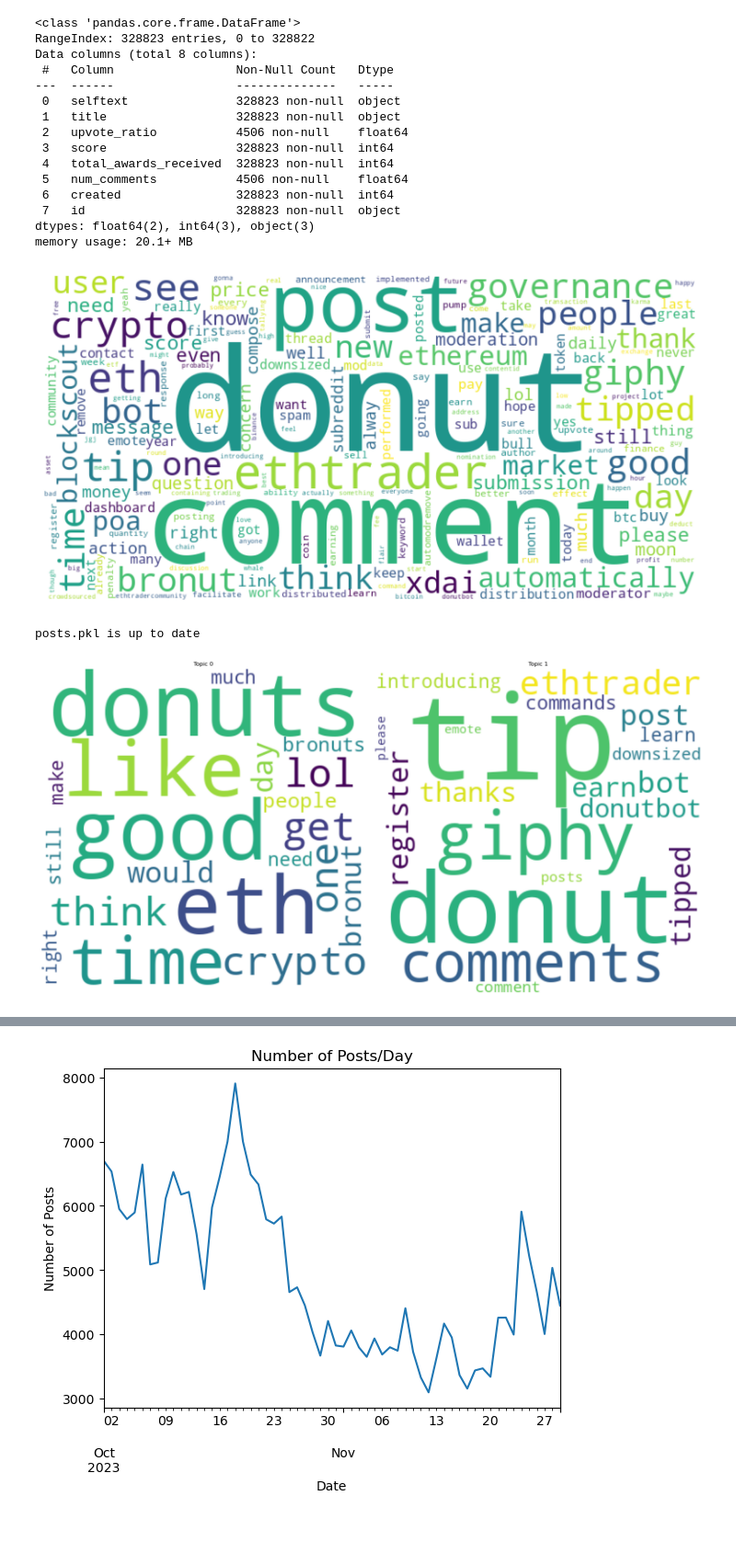
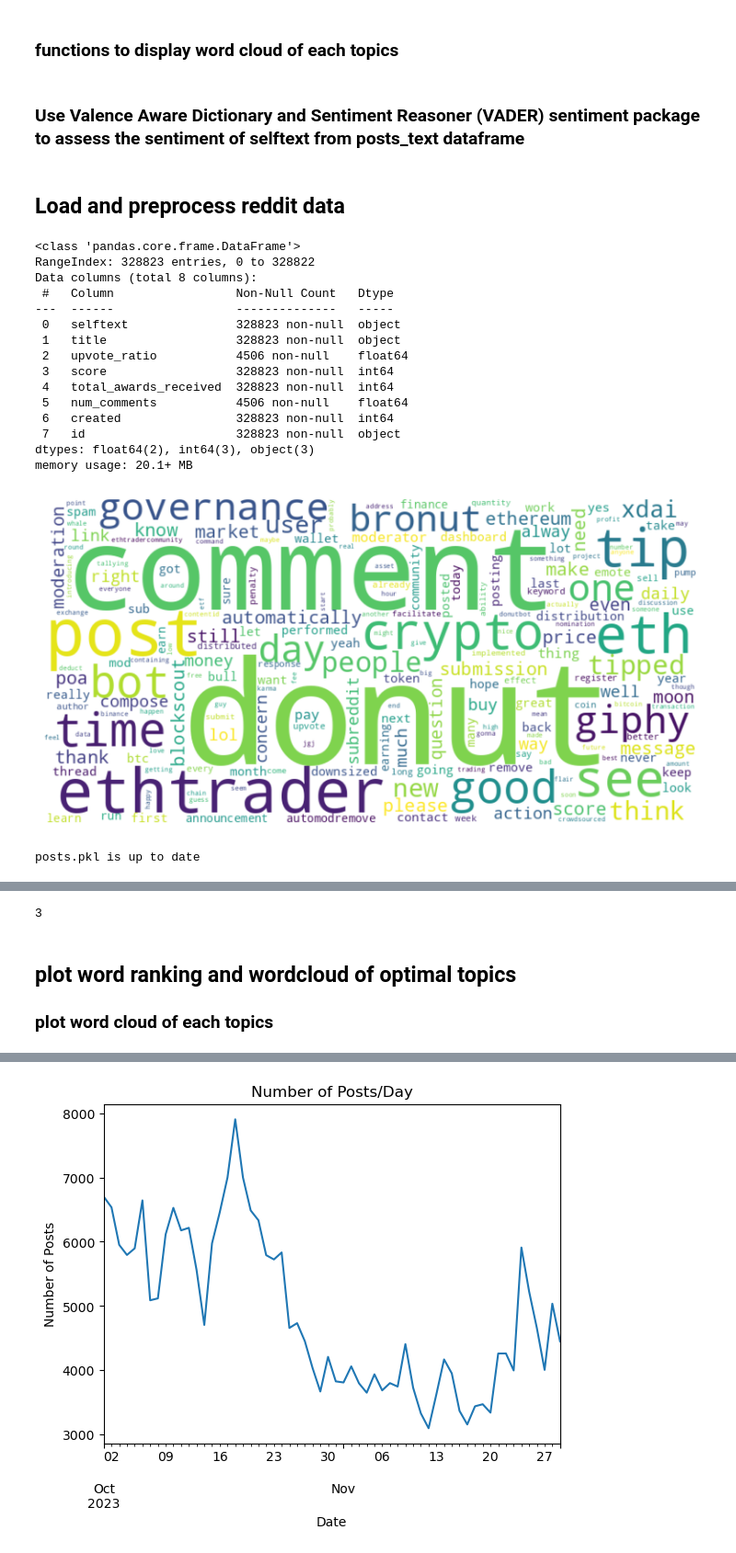
Before and after one commit to JoeYuZhou/UDAFinalProject, a Jupyter notebook: UDA_FinalProject_Zhou.ipynb, the cells around one changed output, grey strips where cells are left out. Shown at 92% size. Drawn from its saved outputs; the diff is of its cells as text; code cells hidden in the pictures; blank space fills up the shorter version.

```diff
--- a/UDA_FinalProject_Zhou.ipynb
+++ b/UDA_FinalProject_Zhou.ipynb
@@ -240,6 +253,5 @@ def preprocess_post(posts):
 # %%
-# Using LDA classify the posts into x number of topics. The number of LDA modeling topics is determined in such a way that the topic coherence score was maximized.
-# select the column that will be used for LDA, and convert it back to a string
+
 def train_lda_classification(
         posts,
         text_column="selftext_no_stop_word",
@@ -301,7 +313,7 @@ def train_lda_classification(
         print(optimal_topics)
         print("optimal topics:", optimal_topics)
     else:
-        optimal_topics = 2
+        optimal_topics = 3
 
     # use the optimal number of topics to train the final LDA model
     # Step 6: Final LDA Model
@@ -357,4 +369,6 @@ def pyLDAvis_display(final_lda_model, corpus):
 
     # Display visualization in Jupyter Notebook (or save as HTML)
     pyLDAvis.display(lda_display)
+# %% [markdown]
+### functions to display word cloud of each topics
 # %%
@@ -392,4 +406,6 @@ def plot_topics_word_cloud(final_lda_model, optimal_topics):
 
     plt.tight_layout()
     plt.show()
+# %% [markdown]
+### Use Valence Aware Dictionary and Sentiment Reasoner (VADER) sentiment package to assess the sentiment of selftext from posts\_text dataframe
 # %%
@@ -421,6 +437,8 @@ def add_sentiment(analyzer, posts):
     # I will create a new NET_sentiment column that is the difference between the positive and negative measures
     posts["NET_sentiment"] = posts["sentiment"].apply(lambda x: x["pos"] - x["neg"])
     return posts
+# %% [markdown]
+## Load and preprocess reddit data
 # %%
 use_cached_posts = False
 recalculate_optimal_topics = False
@@ -477,40 +495,32 @@ if not use_cached_posts:
         posts_new = posts
         # compare the two dataframes
         if posts_old.equals(posts_new):
             print("posts.pkl is up to date")
         else:
             print("posts.pkl is NOT up to date")
             posts.to_pickle("posts.pkl")
 
 else:
     # load the cached posts dataframe
     posts = pd.read_pickle("posts.pkl")
     final_lda_model, corpus, vectorizer, optimal_topics = train_lda_classification(
         posts, recalculate_optimal_topics=False
     )
-## %% plot word ranking and wordcloud of optimal topics
-# plot word cloud of each topics
-plot_topics_word_cloud(final_lda_model, optimal_topics)
-# plot the word ranking of each topics
-plot_topics_word_ranking(final_lda_model, corpus)
-# plot  pyLDAvis
-pyLDAvis_display(final_lda_model, corpus)
 # %% [output]
 <class 'pandas.core.frame.DataFrame'>
 RangeIndex: 328823 entries, 0 to 328822
 Data columns (total 8 columns):
  #   Column                 Non-Null Count   Dtype
 ---  ------                 --------------   -----
  0   selftext               328823 non-null  object
  1   title                  328823 non-null  object
  2   upvote_ratio           4506 non-null    float64
  3   score                  328823 non-null  int64
  4   total_awards_received  328823 non-null  int64
  5   num_comments           4506 non-null    float64
  6   created                328823 non-null  int64
  7   id                     328823 non-null  object
 dtypes: float64(2), int64(3), object(3)
 memory usage: 20.1+ MB
-[figure, old version]
+[figure, new version]
 posts.pkl is up to date
-[figure, removed]
@@ -533,0 +527,7 @@ Topic 0:
+# %%
+optimal_topics
+# %% [output]
+3
+# %% [markdown]
+## plot word ranking and wordcloud of optimal topics
+### plot word cloud of each topics
```
Also changed, not shown: parts of 30 cells of this notebook, 1 other file.
